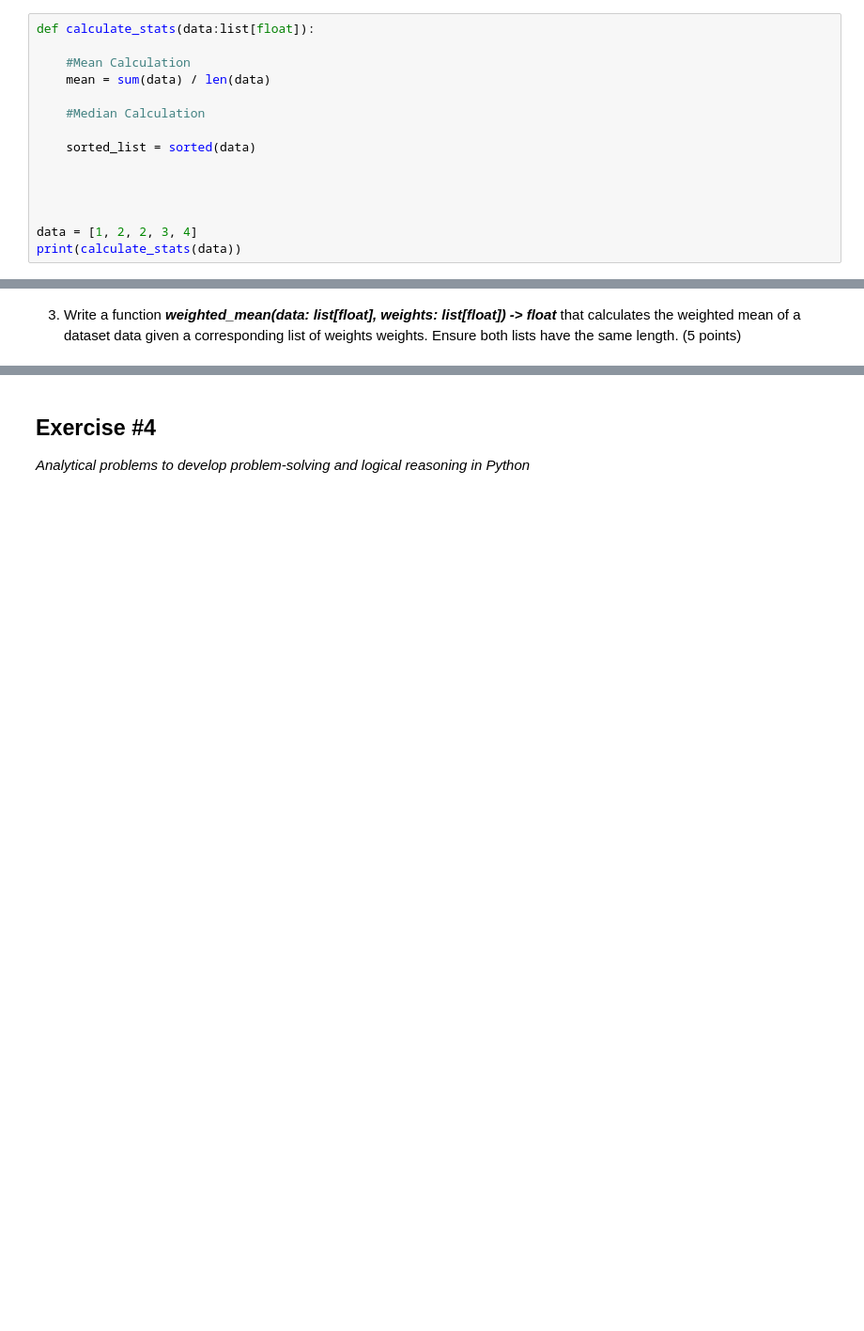
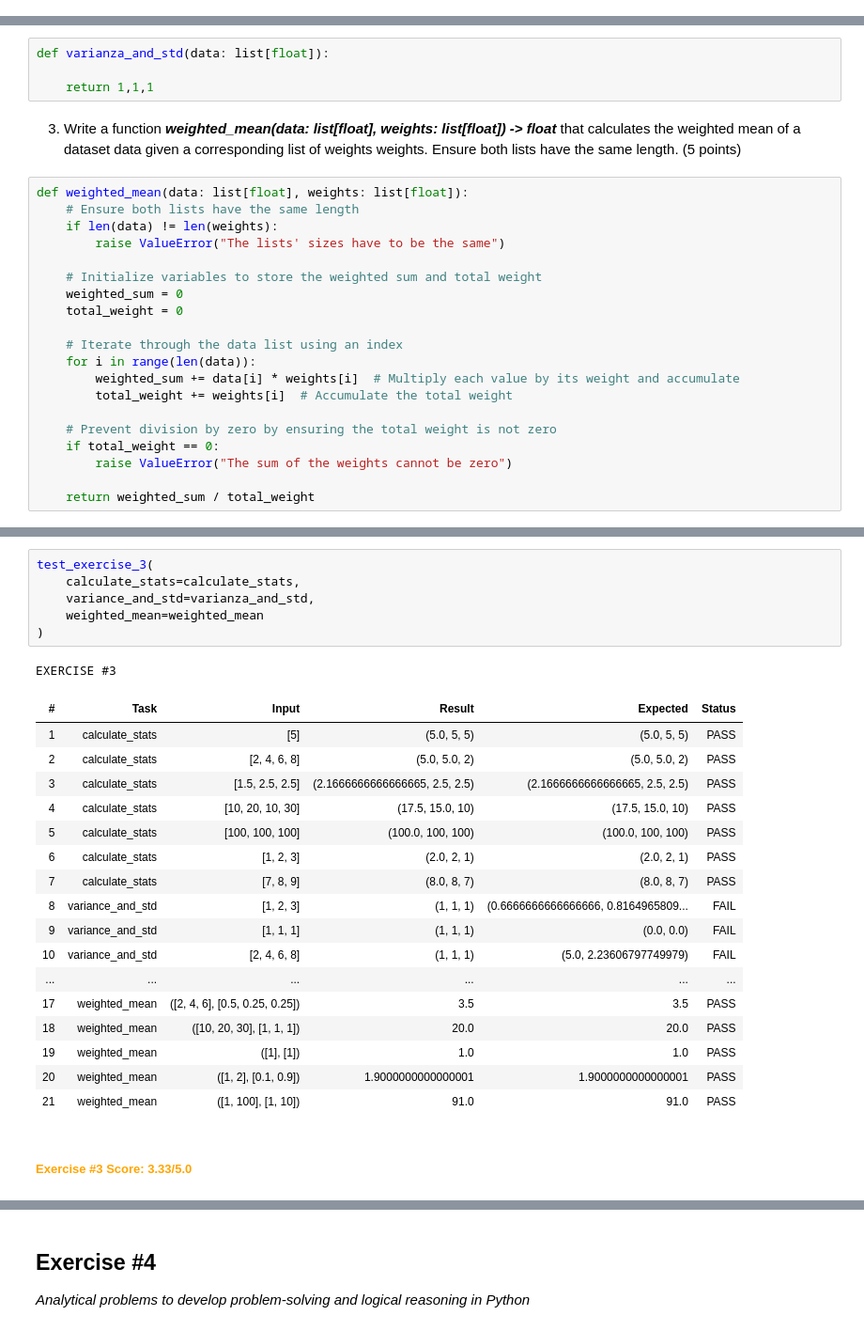
Before and after one commit to Anacha1304/Workshop-1, a Jupyter notebook: Workshop #1 - Answers.ipynb, the cells around one changed output, grey strips where cells are left out. Shown: that part at 94% size. Drawn from its saved outputs; the diff is of its cells as text; blank space fills up the shorter version.

Commit message:
excercises with tests

```diff
--- a/Workshop #1 - Answers.ipynb
+++ b/Workshop #1 - Answers.ipynb
@@ -158,18 +171,3 @@ in Python*
 # %% [markdown]
 1. Write a function ***calculate_stats(data: list[float]) -> tuple[float, float, float]***
 that calculates the mean, median, and mode of a given list of numbers. (5 points)
-# %%
-def calculate_stats(data:list[float]):
-
-    #Mean Calculation
-    mean = sum(data) / len(data)
-
-    #Median Calculation
-
-    sorted_list = sorted(data)
-
-
-
-
-data = [1, 2, 2, 3, 4]
-print(calculate_stats(data))
@@ -178,7 +199,31 @@ None
 # %% [markdown]
 2. Write a function ***variance_and_std(data: list[float]) -> tuple[float, float]*** that
 calculates the variance and standard deviation of a dataset. (5 points)
+# %%
+def varianza_and_std(data: list[float]):
+
+    return 1,1,1
 # %% [markdown]
 3. Write a function ***weighted_mean(data: list[float], weights: list[float]) -> float***
 that calculates the weighted mean of a dataset data given a corresponding list of weights
 weights. Ensure both lists have the same length. (5 points)
+# %%
+def weighted_mean(data: list[float], weights: list[float]):
+    # Ensure both lists have the same length
+    if len(data) != len(weights):
+        raise ValueError("The lists' sizes have to be the same")
+
+    # Initialize variables to store the weighted sum and total weight
+    weighted_sum = 0
+    total_weight = 0
+
+    # Iterate through the data list using an index
+    for i in range(len(data)):
+        weighted_sum += data[i] * weights[i]  # Multiply each value by its weight and accumulate
+        total_weight += weights[i]  # Accumulate the total weight
+
+    # Prevent division by zero by ensuring the total weight is not zero
+    if total_weight == 0:
+        raise ValueError("The sum of the weights cannot be zero")
+
+    return weighted_sum / total_weight
@@ -184,0 +232,26 @@ weights. Ensure both lists have the same length. (5 points)
+# %%
+test_exercise_3(
+    calculate_stats=calculate_stats,
+    variance_and_std=varianza_and_std,
+    weighted_mean=weighted_mean
+)
+# %% [output]
+EXERCISE #3
+| # | Task | Input | Result | Expected | Status |
+| 1 | calculate_stats | [5] | (5.0, 5, 5) | (5.0, 5, 5) | PASS |
+| 2 | calculate_stats | [2, 4, 6, 8] | (5.0, 5.0, 2) | (5.0, 5.0, 2) | PASS |
+| 3 | calculate_stats | [1.5, 2.5, 2.5] | (2.1666666666666665, 2.5, 2.5) | (2.1666666666666665, 2.5, 2.5) | PASS |
+| 4 | calculate_stats | [10, 20, 10, 30] | (17.5, 15.0, 10) | (17.5, 15.0, 10) | PASS |
+| 5 | calculate_stats | [100, 100, 100] | (100.0, 100, 100) | (100.0, 100, 100) | PASS |
+| 6 | calculate_stats | [1, 2, 3] | (2.0, 2, 1) | (2.0, 2, 1) | PASS |
+| 7 | calculate_stats | [7, 8, 9] | (8.0, 8, 7) | (8.0, 8, 7) | PASS |
+| 8 | variance_and_std | [1, 2, 3] | (1, 1, 1) | (0.6666666666666666, 0.8164965809... | FAIL |
+| 9 | variance_and_std | [1, 1, 1] | (1, 1, 1) | (0.0, 0.0) | FAIL |
+| 10 | variance_and_std | [2, 4, 6, 8] | (1, 1, 1) | (5.0, 2.23606797749979) | FAIL |
+| ... | ... | ... | ... | ... | ... |
+| 17 | weighted_mean | ([2, 4, 6], [0.5, 0.25, 0.25]) | 3.5 | 3.5 | PASS |
+| 18 | weighted_mean | ([10, 20, 30], [1, 1, 1]) | 20.0 | 20.0 | PASS |
+| 19 | weighted_mean | ([1], [1]) | 1.0 | 1.0 | PASS |
+| 20 | weighted_mean | ([1, 2], [0.1, 0.9]) | 1.9000000000000001 | 1.9000000000000001 | PASS |
+| 21 | weighted_mean | ([1, 100], [1, 10]) | 91.0 | 91.0 | PASS |
+Exercise #3 Score: 3.33/5.0
```
Also changed, not shown: parts of 22 cells of this notebook.
